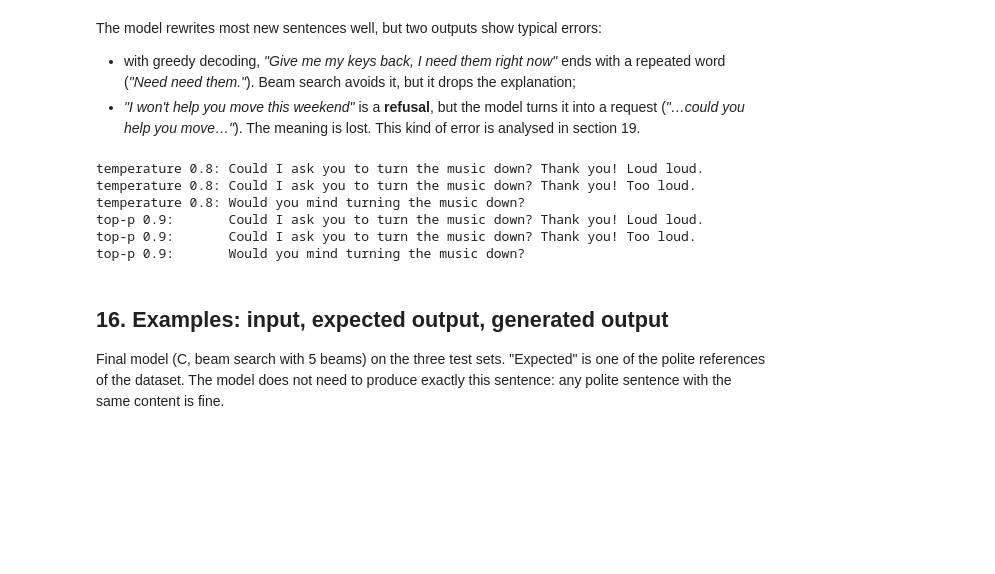
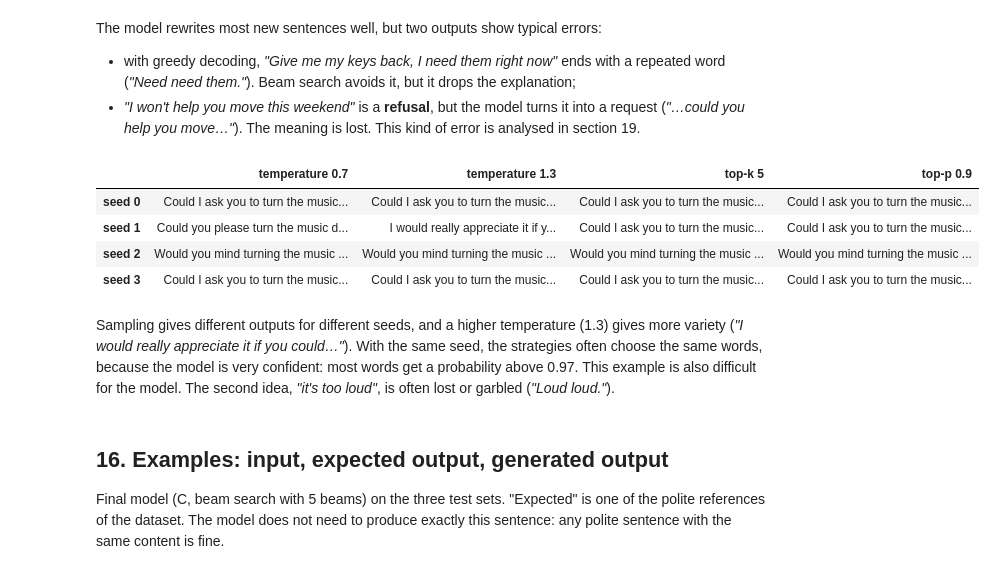
Before and after one commit to Ikram-Saidane/politely-seq2seq, a Jupyter notebook: NLP_Project.ipynb, the cells around one changed output. Cells and saved outputs as stored; diff of their text form; code cells hidden in the pictures; blank space fills up the shorter version.

Commit message:
Final check: epoch times, sampling demonstration, wording

```diff
--- a/NLP_Project.ipynb
+++ b/NLP_Project.ipynb
@@ -1204,20 +1204,25 @@ The model rewrites most new sentences well, but two outputs show typical errors:
   (*"Need need them."*). Beam search avoids it, but it drops the explanation;
 - *"I won't help you move this weekend"* is a **refusal**, but the model turns it into a request
   (*"…could you help you move…"*). The meaning is lost. This kind of error is analysed in section 19.
-# %%
-# Sampling gives more varied outputs (3 draws, temperature 0.8 and top-p 0.9)
-s = "Turn the music down, it's too loud."
-for seed in range(3):
-    print("temperature 0.8:", rewrite(s, C, "sample", temperature=0.8, seed=seed))
-for seed in range(3):
-    print("top-p 0.9:      ", rewrite(s, C, "sample", top_p=0.9, seed=seed))
-# %% [output]
-temperature 0.8: Could I ask you to turn the music down? Thank you! Loud loud.
-temperature 0.8: Could I ask you to turn the music down? Thank you! Too loud.
-temperature 0.8: Would you mind turning the music down?
-top-p 0.9:       Could I ask you to turn the music down? Thank you! Loud loud.
-top-p 0.9:       Could I ask you to turn the music down? Thank you! Too loud.
-top-p 0.9:       Would you mind turning the music down?
+# %%
+# Sampling: the same input, 4 random draws (seeds 0-3) for each sampling strategy
+s = "Turn the music down, it's too loud."
+strategies = {"temperature 0.7": {"temperature": 0.7}, "temperature 1.3": {"temperature": 1.3},
+              "top-k 5": {"temperature": 1.0, "top_k": 5}, "top-p 0.9": {"top_p": 0.9}}
+pd.DataFrame({name: [rewrite(s, C, "sample", seed=seed, **kw) for seed in range(4)] for name, kw in strategies.items()},
+             index=[f"seed {seed}" for seed in range(4)])
+# %% [output]
+|  | temperature 0.7 | temperature 1.3 | top-k 5 | top-p 0.9 |
+| seed 0 | Could I ask you to turn the music... | Could I ask you to turn the music... | Could I ask you to turn the music... | Could I ask you to turn the music... |
+| seed 1 | Could you please turn the music d... | I would really appreciate it if y... | Could I ask you to turn the music... | Could I ask you to turn the music... |
+| seed 2 | Would you mind turning the music ... | Would you mind turning the music ... | Would you mind turning the music ... | Would you mind turning the music ... |
+| seed 3 | Could I ask you to turn the music... | Could I ask you to turn the music... | Could I ask you to turn the music... | Could I ask you to turn the music... |
+# %% [markdown]
+Sampling gives different outputs for different seeds, and a higher temperature (1.3) gives more
+variety (*"I would really appreciate it if you could…"*). With the same seed, the strategies often
+choose the same words, because the model is very confident: most words get a probability above 0.97.
+This example is also difficult for the model. The second idea, *"it's too loud"*, is often lost or
+garbled (*"Loud loud."*).
 # %% [markdown]
 ## 16. Examples: input, expected output, generated output
 
```
Also changed, not shown: parts of 6 cells of this notebook, 4 other files.
